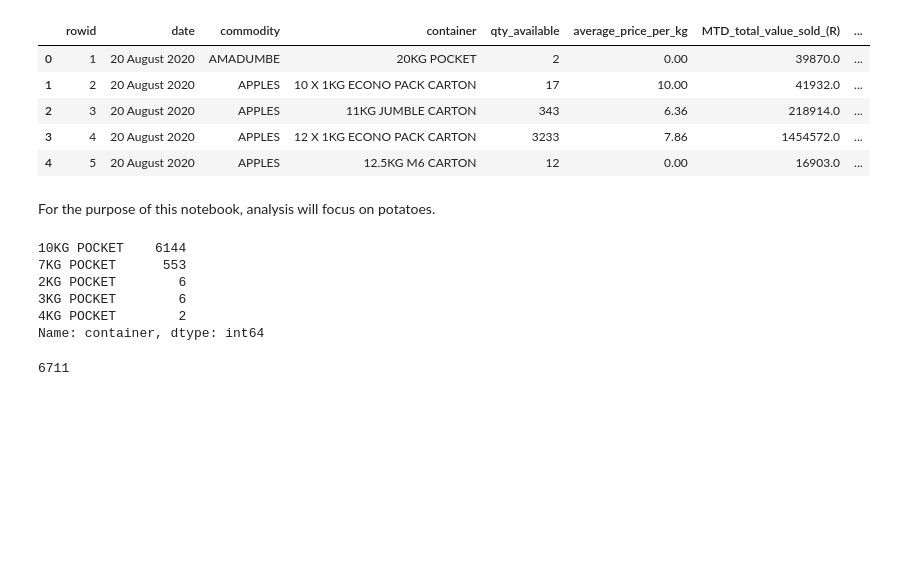
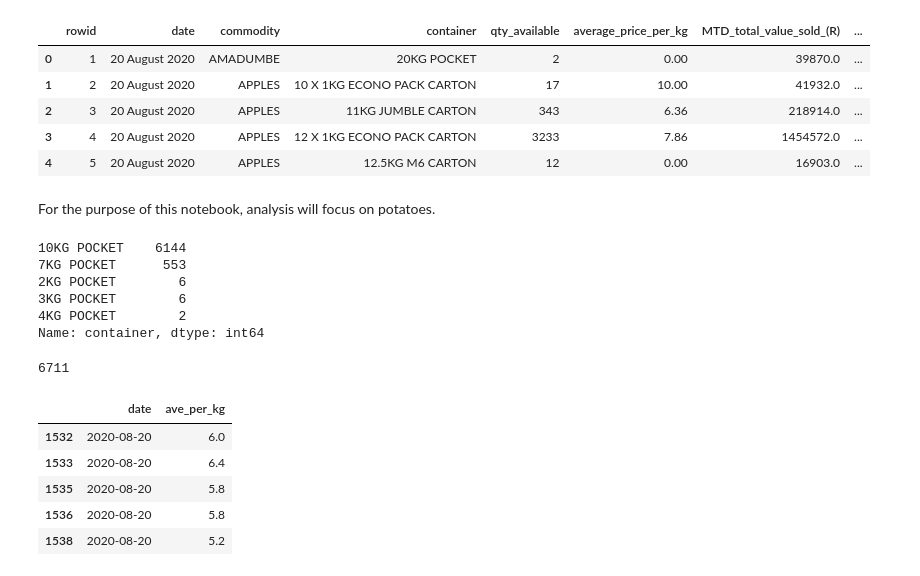
Before and after one commit to scmosoeu/fresh_produce, a Jupyter notebook: forecasting/notebooks/general_forecasting.ipynb, the cells around one changed output. Saved outputs shown, nothing was run; the diff lists cells and outputs as text; code cells hidden in the pictures; blank space fills up the shorter version.

```diff
--- a/forecasting/notebooks/general_forecasting.ipynb
+++ b/forecasting/notebooks/general_forecasting.ipynb
@@ -66,0 +71,9 @@ len(df)
+# %%
+price.head()
+# %% [output]
+|  | date | ave_per_kg |
+| 1532 | 2020-08-20 | 6.0 |
+| 1533 | 2020-08-20 | 6.4 |
+| 1535 | 2020-08-20 | 5.8 |
+| 1536 | 2020-08-20 | 5.8 |
+| 1538 | 2020-08-20 | 5.2 |
```
Also changed, not shown: parts of 14 cells of this notebook, 3 other files.
